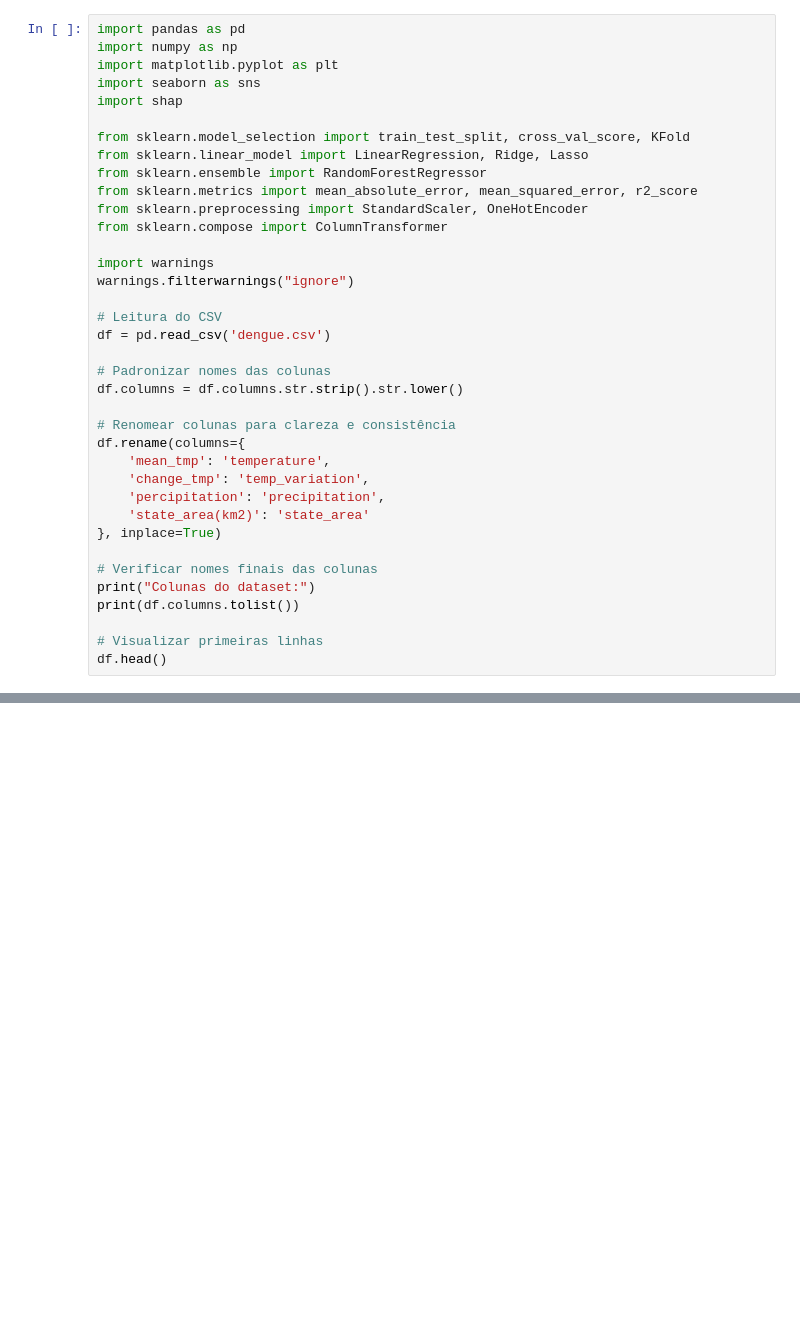
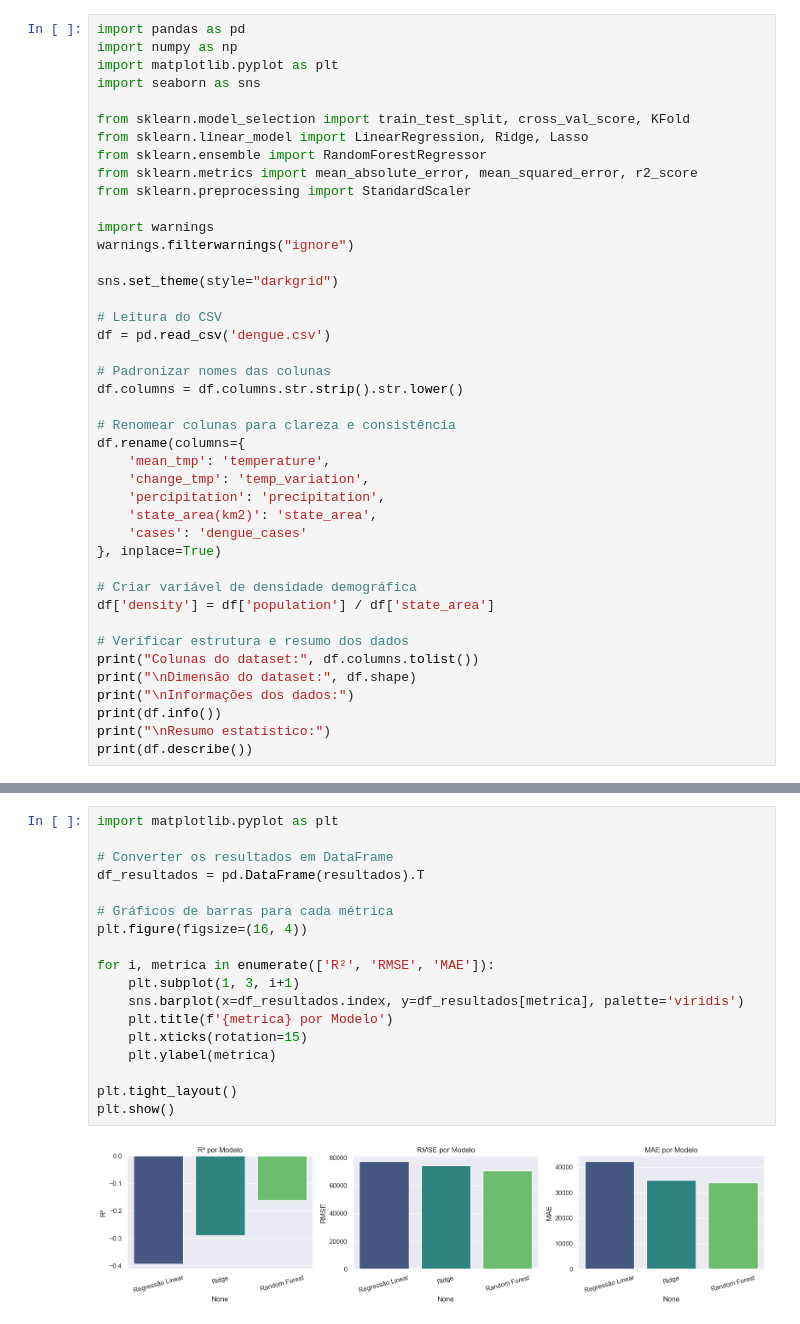
Before and after one commit to RTeixe0/DengueMachineLearning, a Jupyter notebook: notebook.ipynb, the cells around one changed output, grey strips where cells are left out. Drawn from its saved outputs; the diff is of its cells as text; blank space fills up the shorter version.

```diff
--- a/notebook.ipynb
+++ b/notebook.ipynb
@@ -56,17 +37,17 @@ import pandas as pd
 import numpy as np
 import matplotlib.pyplot as plt
 import seaborn as sns
-import shap
 
 from sklearn.model_selection import train_test_split, cross_val_score, KFold
 from sklearn.linear_model import LinearRegression, Ridge, Lasso
 from sklearn.ensemble import RandomForestRegressor
 from sklearn.metrics import mean_absolute_error, mean_squared_error, r2_score
-from sklearn.preprocessing import StandardScaler, OneHotEncoder
-from sklearn.compose import ColumnTransformer
+from sklearn.preprocessing import StandardScaler
 
 import warnings
 warnings.filterwarnings("ignore")
+
+sns.set_theme(style="darkgrid")
 
 # Leitura do CSV
 df = pd.read_csv('dengue.csv')
@@ -79,13 +60,18 @@ df.rename(columns={
     'mean_tmp': 'temperature',
     'change_tmp': 'temp_variation',
     'percipitation': 'precipitation',
-    'state_area(km2)': 'state_area'
+    'state_area(km2)': 'state_area',
+    'cases': 'dengue_cases'
 }, inplace=True)
 
-# Verificar nomes finais das colunas
-print("Colunas do dataset:")
-print(df.columns.tolist())
+# Criar variável de densidade demográfica
+df['density'] = df['population'] / df['state_area']
 
-# Visualizar primeiras linhas
-df.head()
+# Verificar estrutura e resumo dos dados
+print("Colunas do dataset:", df.columns.tolist())
+print("\nDimensão do dataset:", df.shape)
+print("\nInformações dos dados:")
+print(df.info())
+print("\nResumo estatístico:")
+print(df.describe())
 # %% [output]
@@ -468,0 +313,20 @@ shap.plots.beeswarm(shap_values)
+# %%
+import matplotlib.pyplot as plt
+
+# Converter os resultados em DataFrame
+df_resultados = pd.DataFrame(resultados).T
+
+# Gráficos de barras para cada métrica
+plt.figure(figsize=(16, 4))
+
+for i, metrica in enumerate(['R²', 'RMSE', 'MAE']):
+    plt.subplot(1, 3, i+1)
+    sns.barplot(x=df_resultados.index, y=df_resultados[metrica], palette='viridis')
+    plt.title(f'{metrica} por Modelo')
+    plt.xticks(rotation=15)
+    plt.ylabel(metrica)
+
+plt.tight_layout()
+plt.show()
+# %% [output]
+[figure, added]
```
Also changed, not shown: parts of 20 cells of this notebook, 1 other file.
